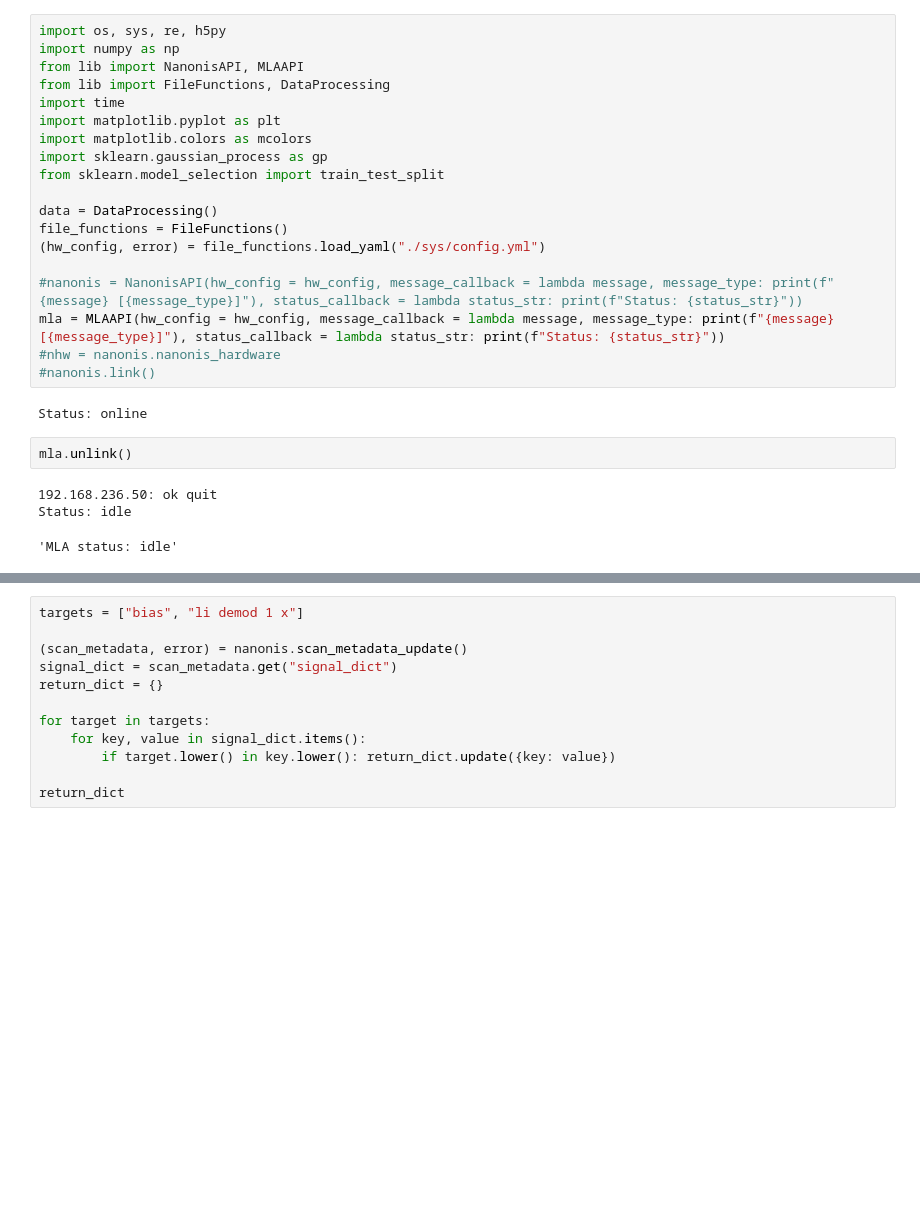
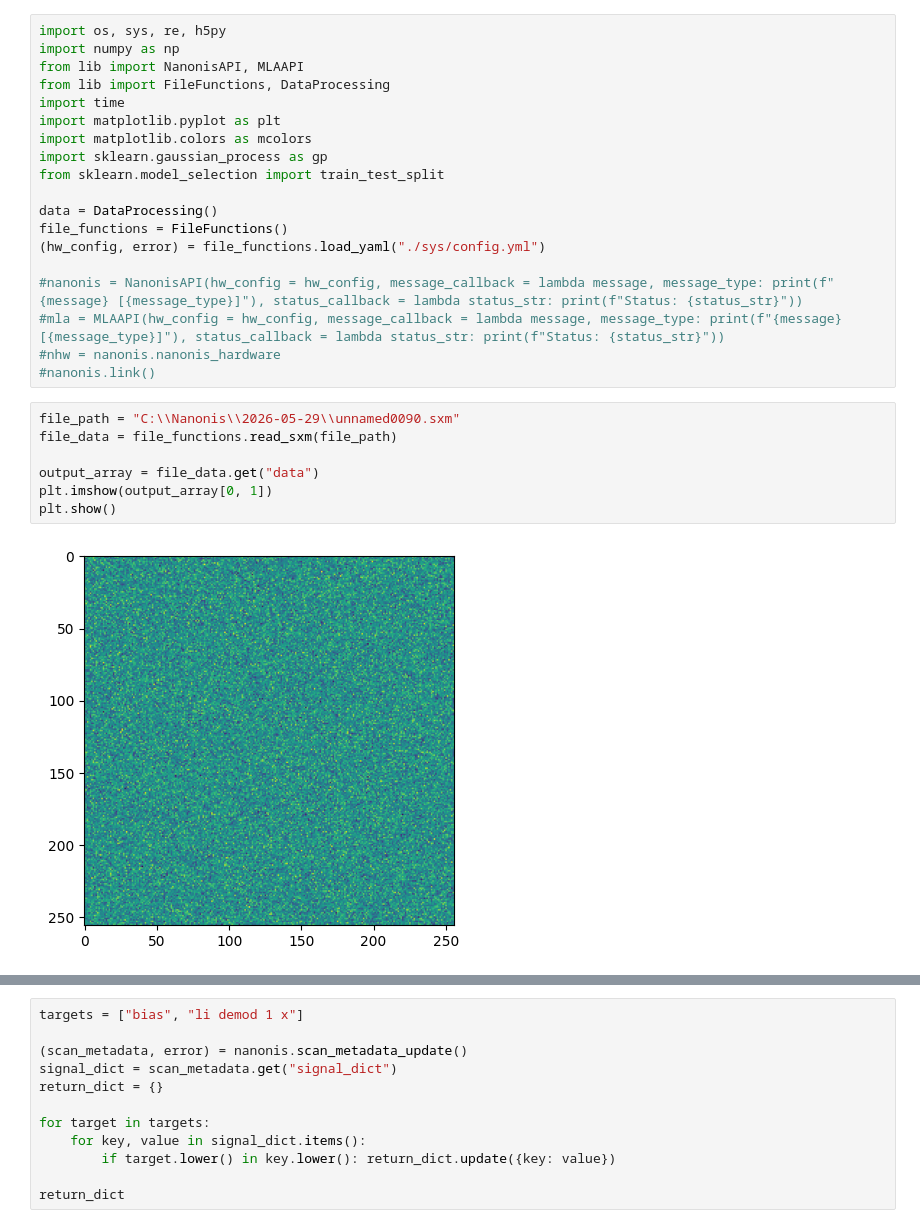
Before and after one commit to PeterJacobse/Scantelligent, a Jupyter notebook: Tests.ipynb, the cells around one changed output, grey strips where cells are left out. Cells and saved outputs as stored; diff of their text form; blank space fills up the shorter version.

Commit message:
Improved image/data processing

```diff
--- a/Tests.ipynb
+++ b/Tests.ipynb
@@ -14,14 +14,15 @@ file_functions = FileFunctions()
 (hw_config, error) = file_functions.load_yaml("./sys/config.yml")
 
 #nanonis = NanonisAPI(hw_config = hw_config, message_callback = lambda message, message_type: print(f"{message} [{message_type}]"), status_callback = lambda status_str: print(f"Status: {status_str}"))
-mla = MLAAPI(hw_config = hw_config, message_callback = lambda message, message_type: print(f"{message} [{message_type}]"), status_callback = lambda status_str: print(f"Status: {status_str}"))
+#mla = MLAAPI(hw_config = hw_config, message_callback = lambda message, message_type: print(f"{message} [{message_type}]"), status_callback = lambda status_str: print(f"Status: {status_str}"))
 #nhw = nanonis.nanonis_hardware
 #nanonis.link()
-# %% [output]
-Status: online
-# %%
-mla.unlink()
-# %% [output]
-192.168.236.50: ok quit
-Status: idle
-'MLA status: idle'
+# %%
+file_path = "C:\\Nanonis\\2026-05-29\\unnamed0090.sxm"
+file_data = file_functions.read_sxm(file_path)
+
+output_array = file_data.get("data")
+plt.imshow(output_array[0, 1])
+plt.show()
+# %% [output]
+[figure, added]
```
Also changed, not shown: parts of 2 cells of this notebook, 4 other files.
